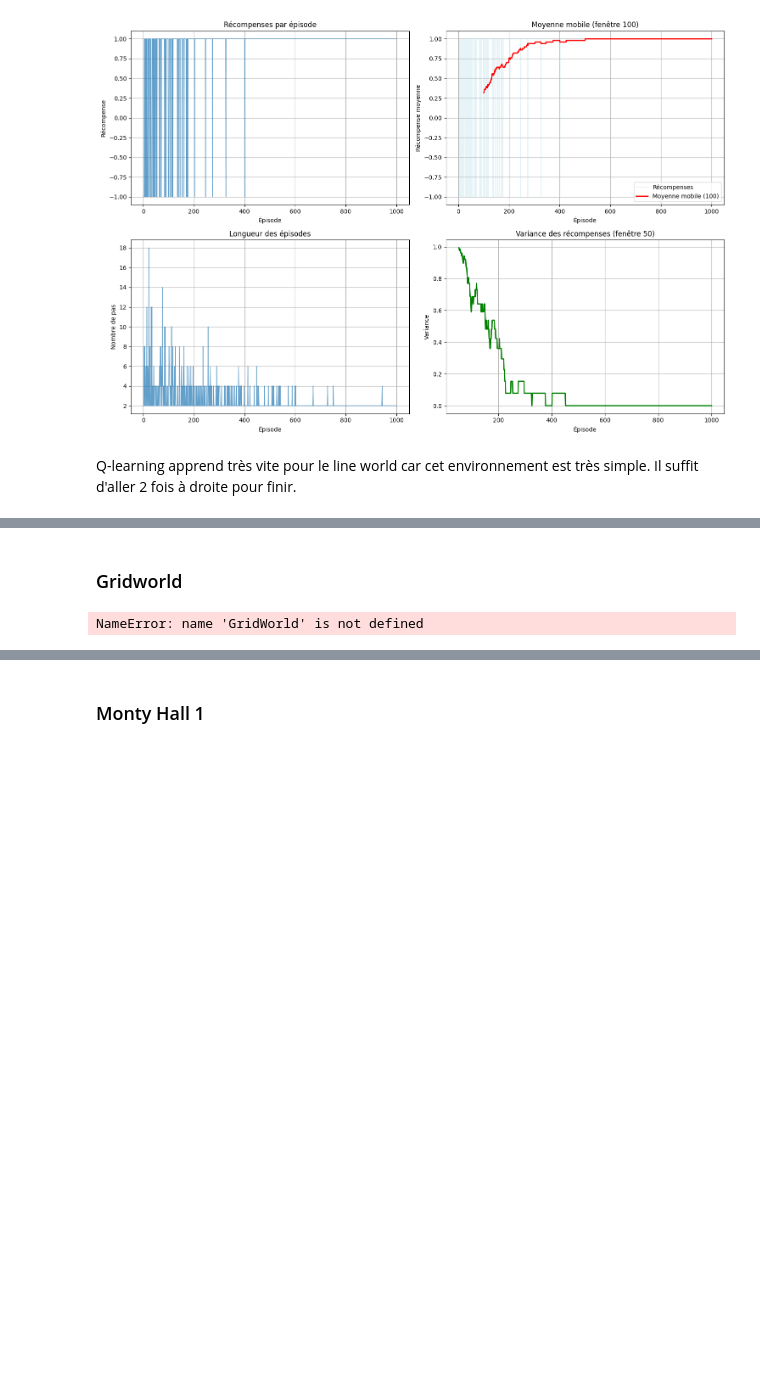
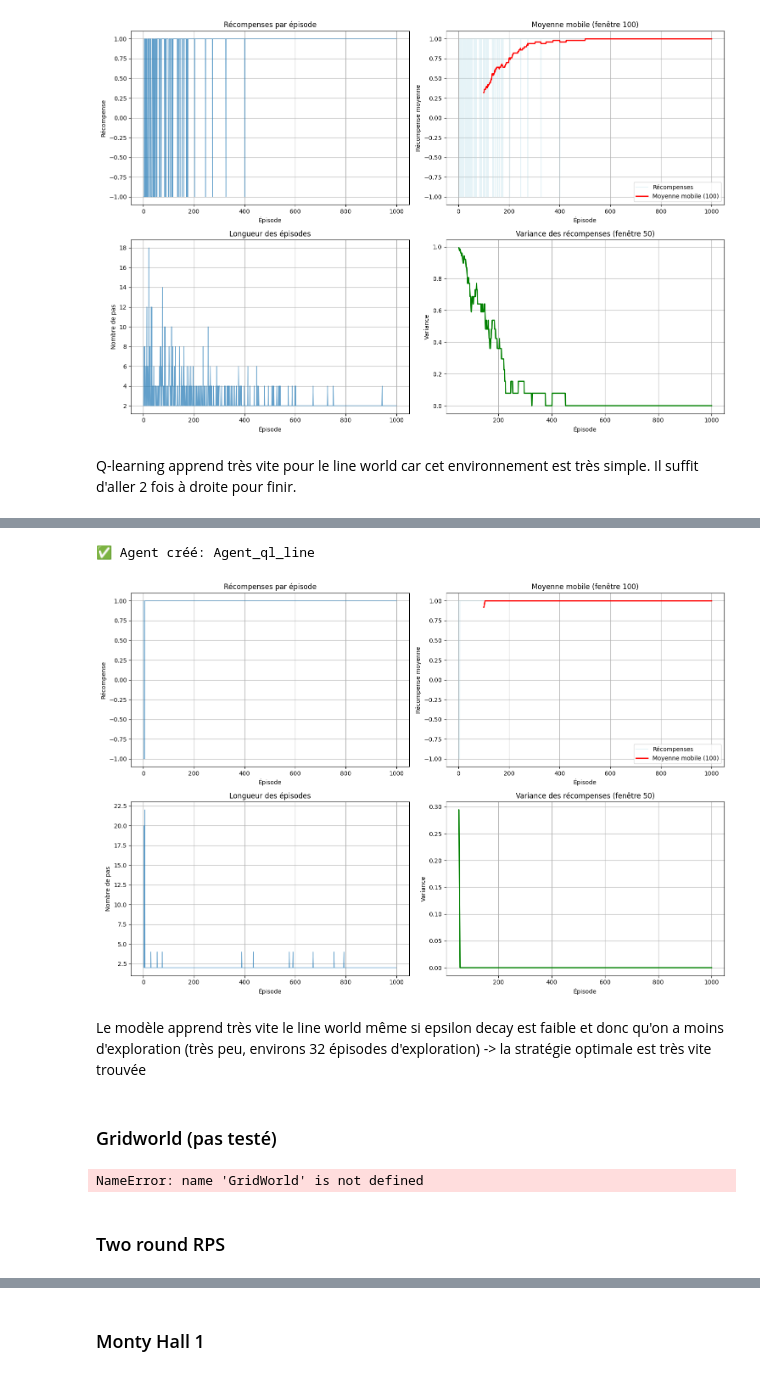
Before and after one commit to MatyLo/Projet_RL, a Jupyter notebook: tests.ipynb, the cells around one changed output, grey strips where cells are left out. Cells and saved outputs as stored; diff of their text form; code cells hidden in the pictures; blank space fills up the shorter version.

```diff
--- a/tests.ipynb
+++ b/tests.ipynb
@@ -289,5 +337,26 @@ Q-learning apprend très vite pour le line world car cet environnement est très
+# %%
+env_lineworld = LineWorld()
+
+config_ql = {
+    'learning_rate': 0.2,
+    'gamma': 0.95,
+    'epsilon': 0.3,
+    'epsilon_decay': 0.9
+}
+
+algorithm_ql_line = QLearning.from_config(config_ql, env_lineworld)
+algorithm_ql_line.train(env_lineworld, num_episodes=1000, verbose=False)
+
+agent_ql_line = Agent(algorithm_ql_line, env_lineworld, "Agent_ql_line")
+
+algorithm_ql_line.plot_training_curves()
+# %% [output]
+✅ Agent créé: Agent_ql_line
+[figure, added]
+# %% [markdown]
+Le modèle apprend très vite le line world même si epsilon decay est faible et donc qu'on a moins d'exploration (très peu, environs 32 épisodes d'exploration) -> la stratégie optimale est très vite trouvée
 # %% [markdown]
-### Gridworld
+### Gridworld (pas testé)
 # %%
 env_gridworld = GridWorld()
 
@@ -308,3 +377,5 @@ b = algorithm_ql_grid.visualize_q_table()
 print(b)
 # %%
 algorithm_ql_grid.plot_training_curves()
+# %% [markdown]
+### Two round RPS
```
Also changed, not shown: parts of 79 cells of this notebook, 6 other files.
